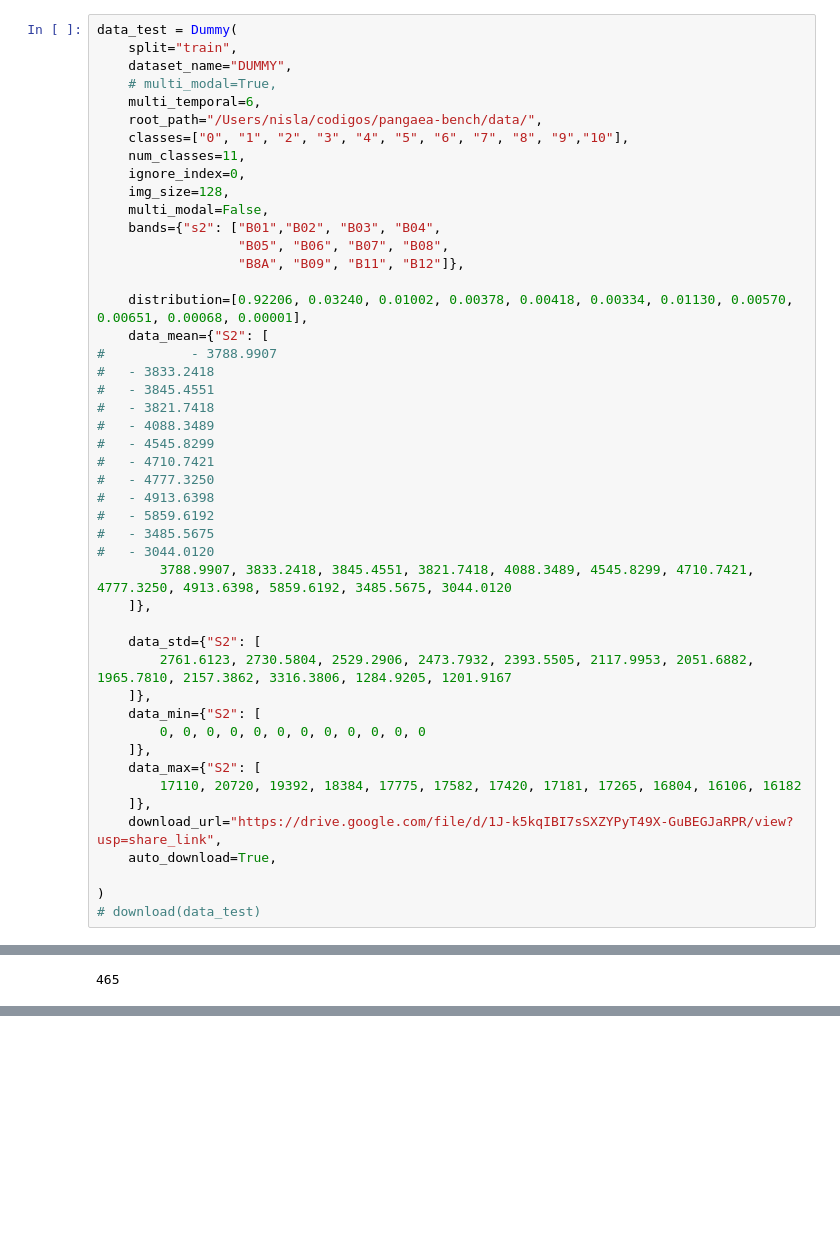
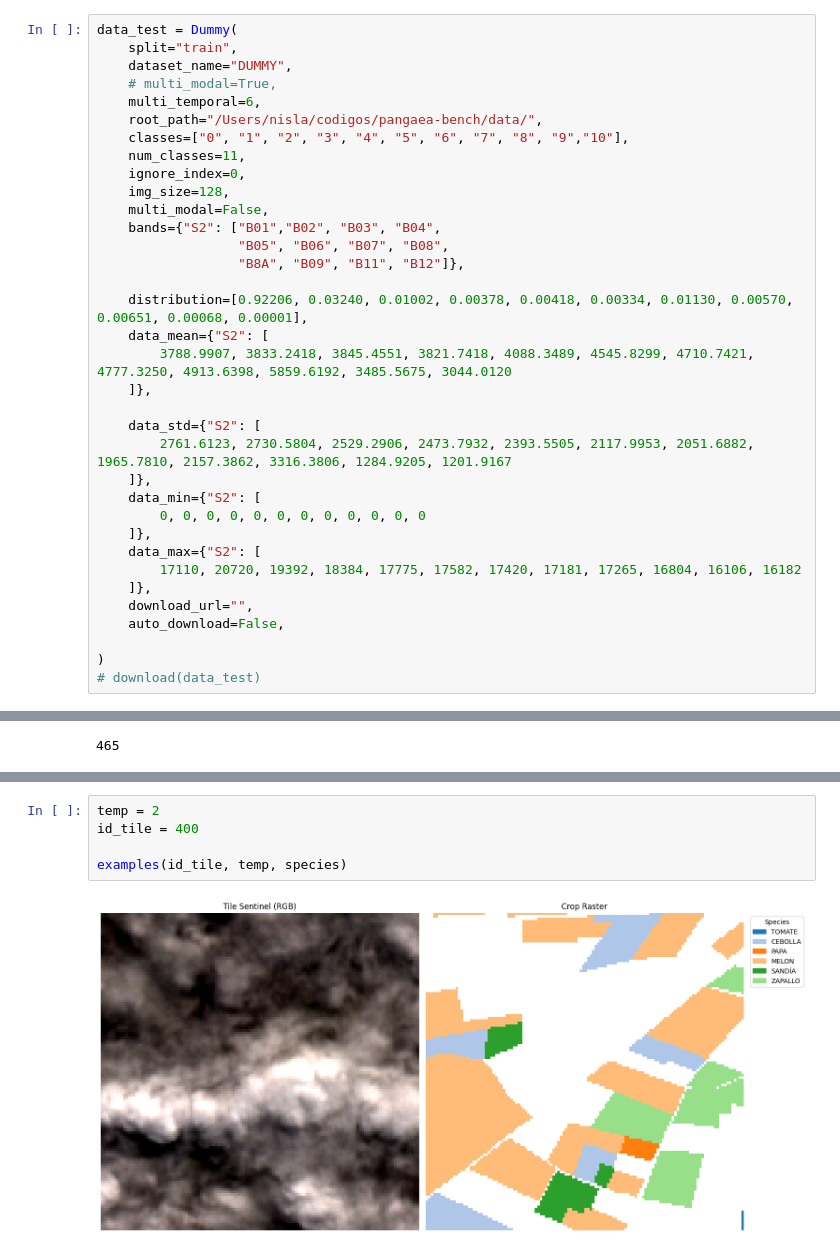
Before and after one commit to GioCastiglioni/pangaea-bench, a Jupyter notebook: jupyter/dummy_creation.ipynb, the cells around one changed output, grey strips where cells are left out. Cells and saved outputs as stored; diff of their text form; blank space fills up the shorter version.

```diff
--- a/jupyter/dummy_creation.ipynb
+++ b/jupyter/dummy_creation.ipynb
@@ -27,24 +27,12 @@ data_test = Dummy(
     ignore_index=0,
     img_size=128,
     multi_modal=False,
-    bands={"s2": ["B01","B02", "B03", "B04",
+    bands={"S2": ["B01","B02", "B03", "B04",
                   "B05", "B06", "B07", "B08",
                   "B8A", "B09", "B11", "B12"]},
 
     distribution=[0.92206, 0.03240, 0.01002, 0.00378, 0.00418, 0.00334, 0.01130, 0.00570, 0.00651, 0.00068, 0.00001],
     data_mean={"S2": [
-#           - 3788.9907
-#   - 3833.2418
-#   - 3845.4551
-#   - 3821.7418
-#   - 4088.3489
-#   - 4545.8299
-#   - 4710.7421
-#   - 4777.3250
-#   - 4913.6398
-#   - 5859.6192
-#   - 3485.5675
-#   - 3044.0120
         3788.9907, 3833.2418, 3845.4551, 3821.7418, 4088.3489, 4545.8299, 4710.7421, 4777.3250, 4913.6398, 5859.6192, 3485.5675, 3044.0120
     ]},
 
@@ -57,8 +45,8 @@ data_test = Dummy(
     data_max={"S2": [
         17110, 20720, 19392, 18384, 17775, 17582, 17420, 17181, 17265, 16804, 16106, 16182
     ]},
-    download_url="https://drive.google.com/file/d/1J-k5kqIBI7sSXZYPyT49X-GuBEGJaRPR/view?usp=share_link",
-    auto_download=True,
+    download_url="",
+    auto_download=False,
 
 )
 # download(data_test)
@@ -103,0 +125,7 @@ data_test[0]
+# %%
+temp = 2
+id_tile = 400
+
+examples(id_tile, temp, species)
+# %% [output]
+[figure, added]
```
Also changed, not shown: parts of 8 cells of this notebook, 1 other file.
